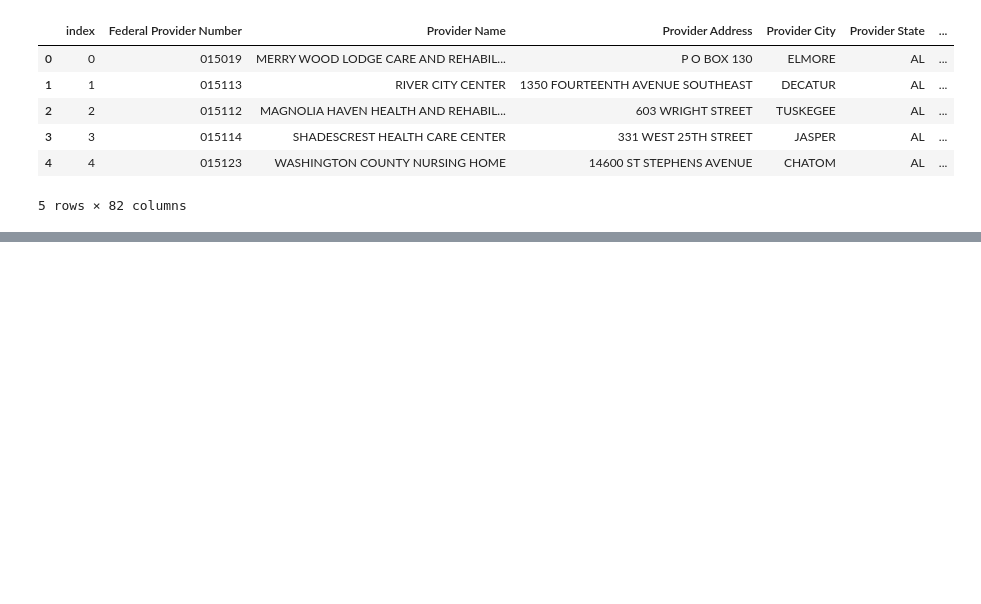
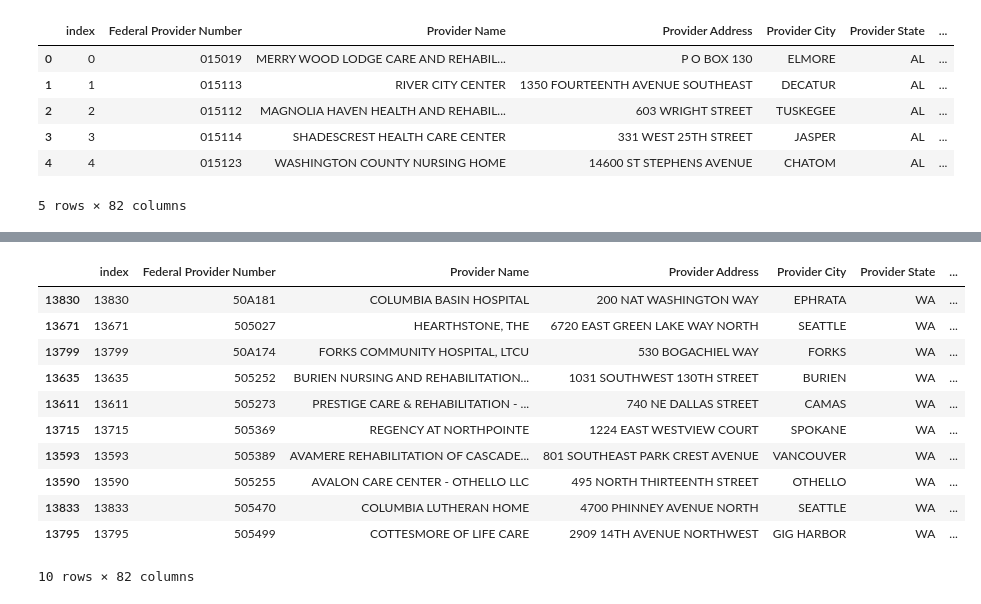
Before and after one commit to ngchi21/Springboard_Capstone_2, a Jupyter notebook: Data_Wrangling.ipynb, the cells around one changed output, grey strips where cells are left out. Drawn from its saved outputs; the diff is of its cells as text; code cells hidden in the pictures; blank space fills up the shorter version.

```diff
--- a/Data_Wrangling.ipynb
+++ b/Data_Wrangling.ipynb
@@ -72,0 +277,18 @@ print(df_WA.iloc[0,:])
+# %%
+# Finding the top 10 nursing homes in Washington state based on their respective metric scores.
+top10WA = df_WA.sort_values(by = ['Overall Rating','Health Inspection Rating','QM Rating','Staffing Rating','RN Staffing Rating', 'Total Weighted Health Survey Score'], ascending = False)
+top10WA = top10WA.iloc[0:10,:]
+top10WA
+# %% [output]
+|  | index | Federal Provider Number | Provider Name | Provider Address | Provider City | Provider State | ... |
+| 13830 | 13830 | 50A181 | COLUMBIA BASIN HOSPITAL | 200 NAT WASHINGTON WAY | EPHRATA | WA | ... |
+| 13671 | 13671 | 505027 | HEARTHSTONE, THE | 6720 EAST GREEN LAKE WAY NORTH | SEATTLE | WA | ... |
+| 13799 | 13799 | 50A174 | FORKS COMMUNITY HOSPITAL, LTCU | 530 BOGACHIEL WAY | FORKS | WA | ... |
+| 13635 | 13635 | 505252 | BURIEN NURSING AND REHABILITATION... | 1031 SOUTHWEST 130TH STREET | BURIEN | WA | ... |
+| 13611 | 13611 | 505273 | PRESTIGE CARE & REHABILITATION - ... | 740 NE DALLAS STREET | CAMAS | WA | ... |
+| 13715 | 13715 | 505369 | REGENCY AT NORTHPOINTE | 1224 EAST WESTVIEW COURT | SPOKANE | WA | ... |
+| 13593 | 13593 | 505389 | AVAMERE REHABILITATION OF CASCADE... | 801 SOUTHEAST PARK CREST AVENUE | VANCOUVER | WA | ... |
+| 13590 | 13590 | 505255 | AVALON CARE CENTER - OTHELLO LLC | 495 NORTH THIRTEENTH STREET | OTHELLO | WA | ... |
+| 13833 | 13833 | 505470 | COLUMBIA LUTHERAN HOME | 4700 PHINNEY AVENUE NORTH | SEATTLE | WA | ... |
+| 13795 | 13795 | 505499 | COTTESMORE OF LIFE CARE | 2909 14TH AVENUE NORTHWEST | GIG HARBOR | WA | ... |
+10 rows × 82 columns
```
Also changed, not shown: parts of 13 cells of this notebook.
